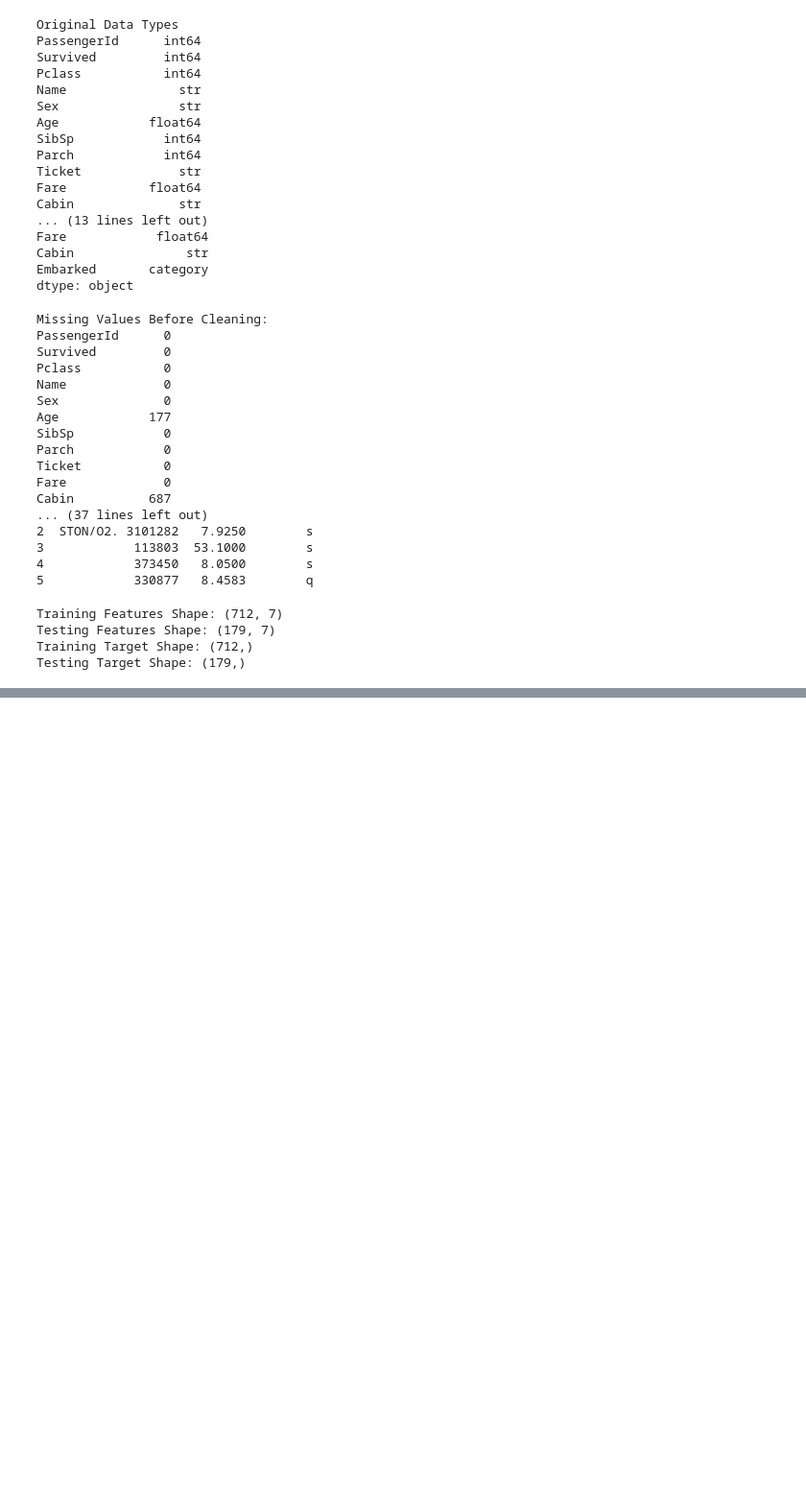
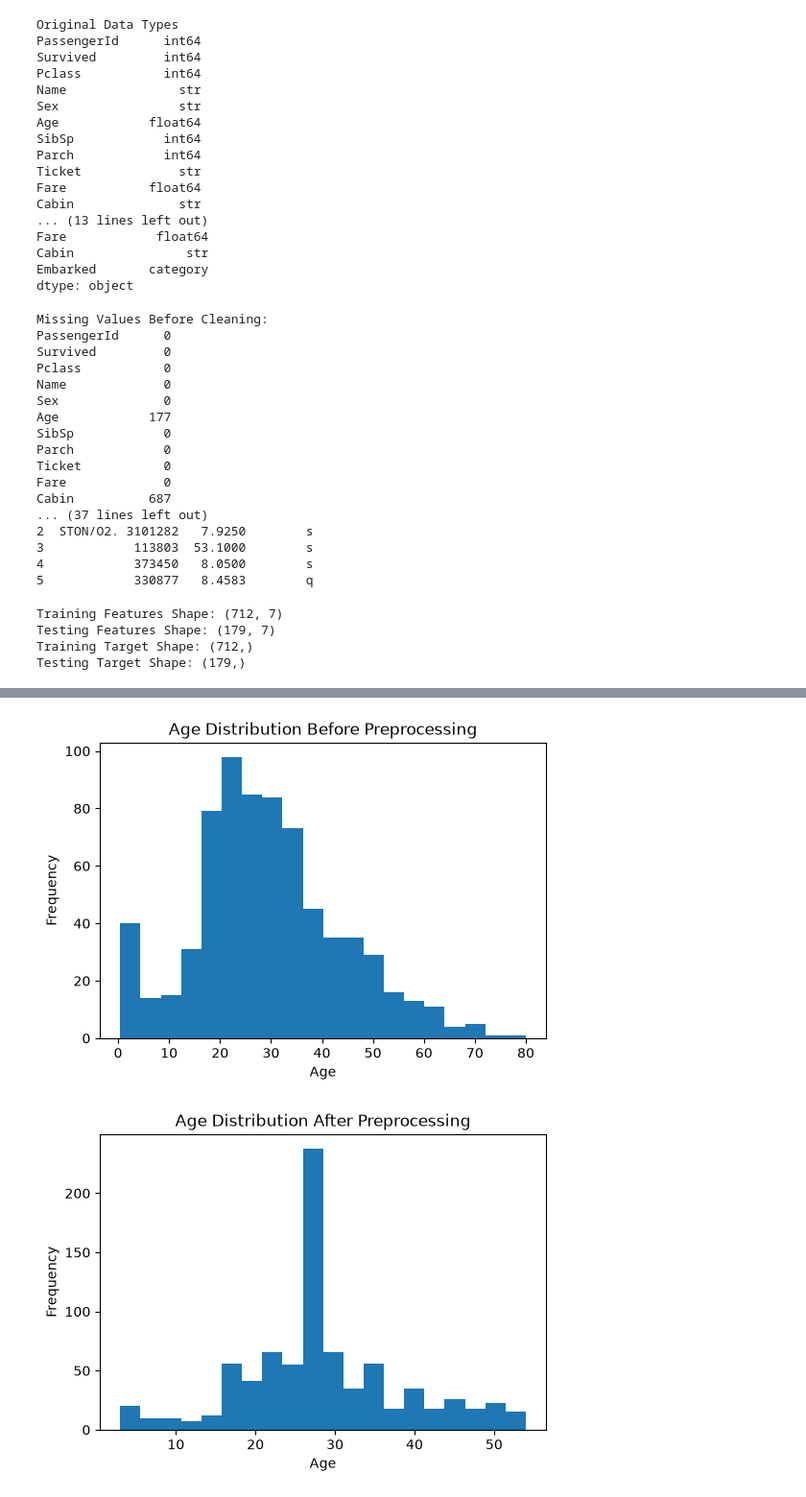
Before and after one commit to sreeraj658/Data-Processing, a Jupyter notebook: data-processing.ipynb, the cells around one changed output, grey strips where cells are left out. Shown at 96% size. Saved outputs shown, nothing was run; the diff lists cells and outputs as text; code cells hidden in the pictures; blank space fills up the shorter version.

```diff
--- a/data-processing.ipynb
+++ b/data-processing.ipynb
@@ -697,0 +800,46 @@ Testing Target Shape: (179,)
+# %%
+import pandas as pd
+import matplotlib.pyplot as plt
+
+# Load dataset
+df = pd.read_csv("train.csv")
+
+# -----------------------------
+# Distribution Before Preprocessing
+# -----------------------------
+plt.figure(figsize=(6,4))
+plt.hist(df["Age"].dropna(), bins=20)
+plt.title("Age Distribution Before Preprocessing")
+plt.xlabel("Age")
+plt.ylabel("Frequency")
+plt.show()
+
+# -----------------------------
+# Preprocessing
+# -----------------------------
+
+# Fill missing values
+df["Age"] = df["Age"].fillna(df["Age"].median())
+
+# Remove outliers using IQR
+Q1 = df["Age"].quantile(0.25)
+Q3 = df["Age"].quantile(0.75)
+IQR = Q3 - Q1
+
+lower = Q1 - 1.5 * IQR
+upper = Q3 + 1.5 * IQR
+
+df = df[(df["Age"] >= lower) & (df["Age"] <= upper)]
+
+# -----------------------------
+# Distribution After Preprocessing
+# -----------------------------
+plt.figure(figsize=(6,4))
+plt.hist(df["Age"], bins=20)
+plt.title("Age Distribution After Preprocessing")
+plt.xlabel("Age")
+plt.ylabel("Frequency")
+plt.show()
+# %% [output]
+[figure, added]
+[figure, added]
```
Also changed, not shown: parts of 8 cells of this notebook, 1 other file.
